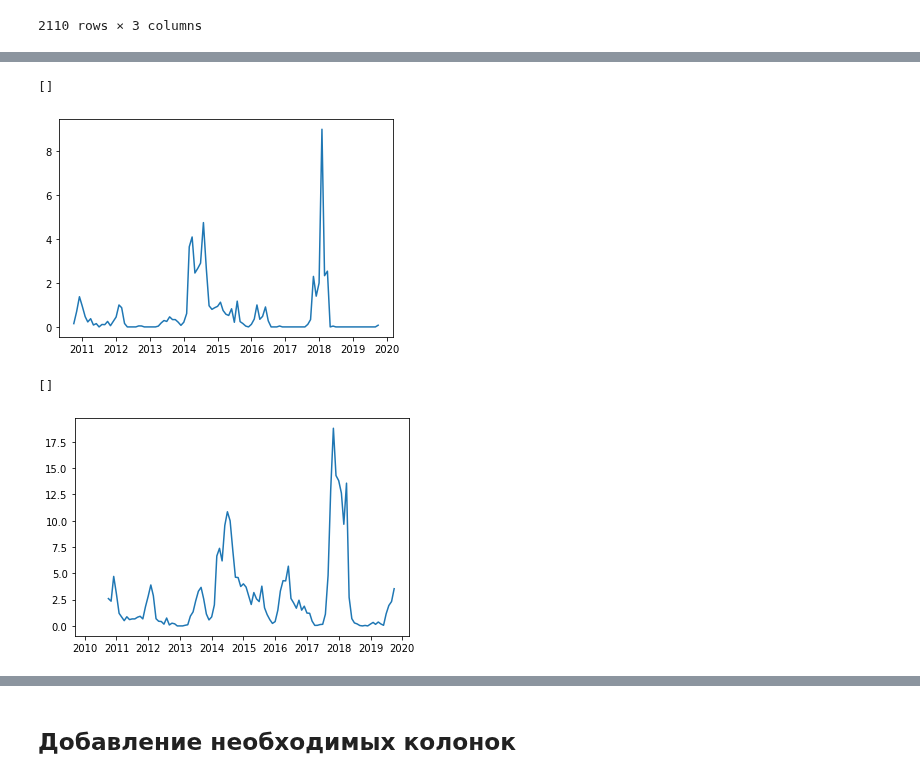
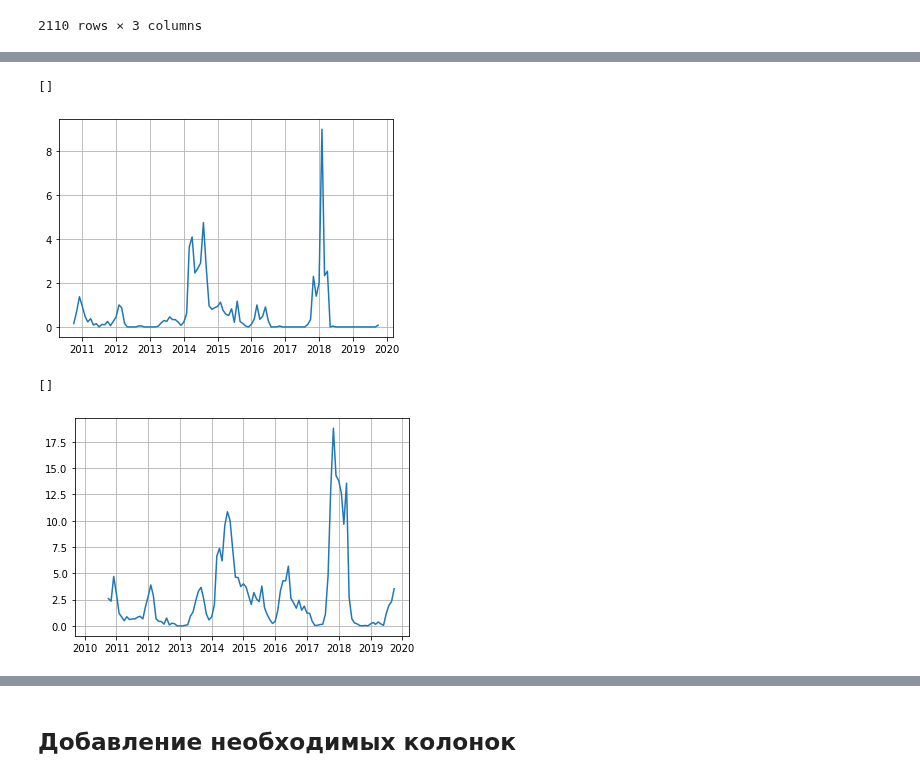
Before and after one commit to KazAndr/SWTraject, a Jupyter notebook: analyze_tab_final_results.ipynb, the cells around one changed output, grey strips where cells are left out. Saved outputs shown, nothing was run; the diff lists cells and outputs as text; code cells hidden in the pictures.

```diff
--- a/analyze_tab_final_results.ipynb
+++ b/analyze_tab_final_results.ipynb
@@ -132,11 +132,12 @@ result_crab['pase_GP']  = np.divide(result_crab['Count of GP, u'], result_crab['
 # %%
 plt.close()
 plt.plot(result_crab['pase_GP'])
+plt.grid()
 plt.plot()
 #plt.savefig('res_crab_2010_2018.png', format='png', dpi=150)
 # %% [output]
 []
-[figure, old version]
+[figure, new version]
 # %%
 # статистика по всем импульсам
 gp_table['Time_series'] = pd.to_datetime(gp_table['Date'], format='%d.%m.%Y', errors='ignore')
@@ -150,7 +151,8 @@ result_crab['pase_GP']  = np.divide(result_crab['Count of GP, u'], result_crab['
 # %%
 plt.close()
 plt.plot(result_crab['pase_GP'])
+plt.grid()
 plt.plot()
 # %% [output]
 []
-[figure, old version]
+[figure, new version]
```
Also changed, not shown: parts of 12 cells of this notebook.
